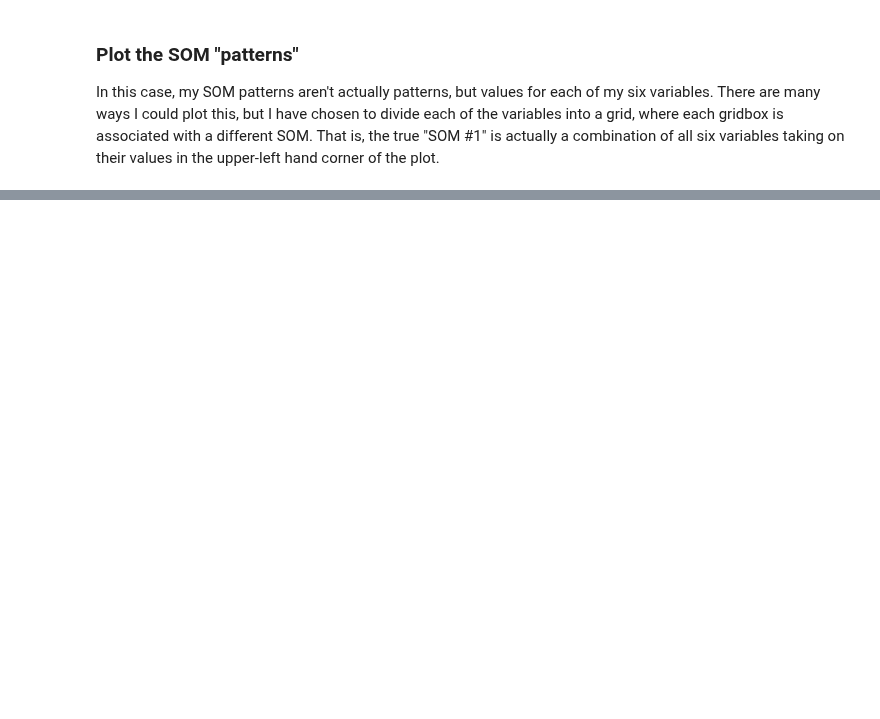
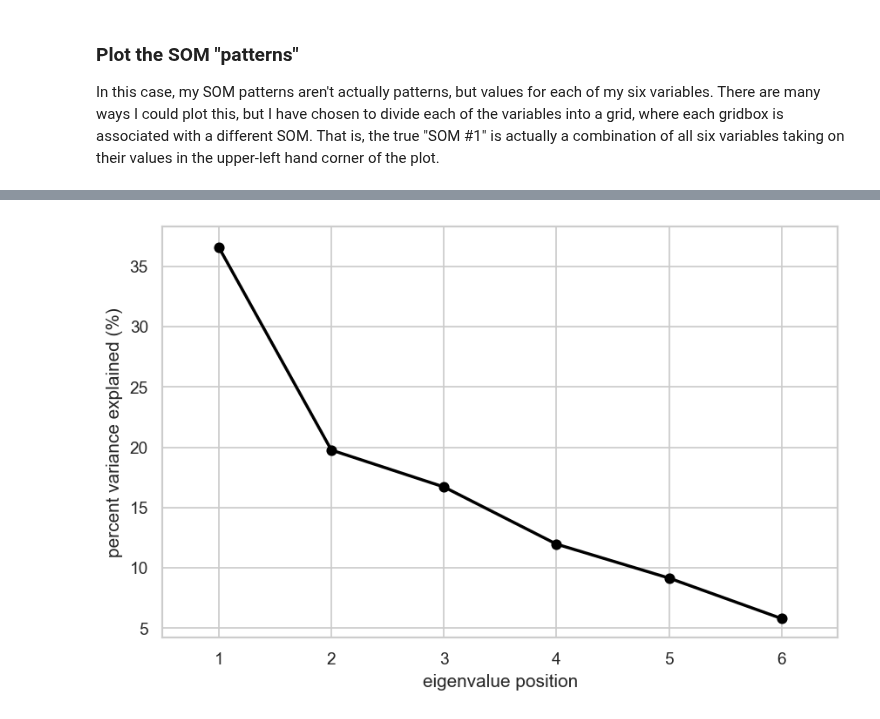
Before and after one commit to kjmayer/ats655-coursematerial, a Jupyter notebook: jupyter_notebooks/som_christman-minisom.ipynb, the cells around one changed output, grey strips where cells are left out. Saved outputs shown, nothing was run; the diff lists cells and outputs as text; code cells hidden in the pictures; blank space fills up the shorter version.

```diff
--- a/jupyter_notebooks/som_christman-minisom.ipynb
+++ b/jupyter_notebooks/som_christman-minisom.ipynb
@@ -156,0 +225,22 @@ Text(0.5, 1, 'Frequencies')
+# %%
+Y = np.copy(data)
+Ymean = np.nanmean(Y,axis = 0)
+X = Y - Ymean
+
+# standardize the data - call it "Xw"
+Xstd = np.nanstd(X,axis = 0)
+Xw = X/Xstd
+
+C = 1./np.size(Xw,axis = 0)*np.dot(np.transpose(Xw),Xw)
+print('shape of Cov Matrix = ' + str(np.shape(C)))
+print(C)
+
+# calculate eigenvalues and eigenvectors of C; lam should be 7x1, E should be 7x7
+lam, E = LA.eig(C)
+
+# sort eigenvalues and vector by the largest to smallest eigenvalues
+i = np.flipud(np.argsort(lam))
+lam = lam[i]
+E = E[:,i]
+
+pve = 100.*lam/np.sum(lam)
@@ -156,0 +255,18 @@ Text(0.5, 1, 'Frequencies')
+# %%
+plt.figure(figsize=(8,5))
+plt.plot(np.arange(1,np.size(pve)+1.),pve,'o-',linewidth = 2, color = 'black')
+
+plt.xlim(0.5, 6.5)
+plt.xlabel('eigenvalue position')
+plt.ylabel('percent variance explained (%)')
+
+# plot error bars according to North et al.abs
+# here we will assume that all of the data is independent (is that a good assumption?)
+# such that Nstar = N
+Nstar = np.size(X,axis = 0)
+eb = pve*np.sqrt(2./Nstar)
+plt.errorbar(np.arange(1,np.size(pve)+1.),pve,yerr = eb/2, xerr = None, linewidth = 1, color = 'black')
+
+plt.show()
+# %% [output]
+[figure, added]
```
Also changed, not shown: parts of 27 cells of this notebook, 3 other files.
